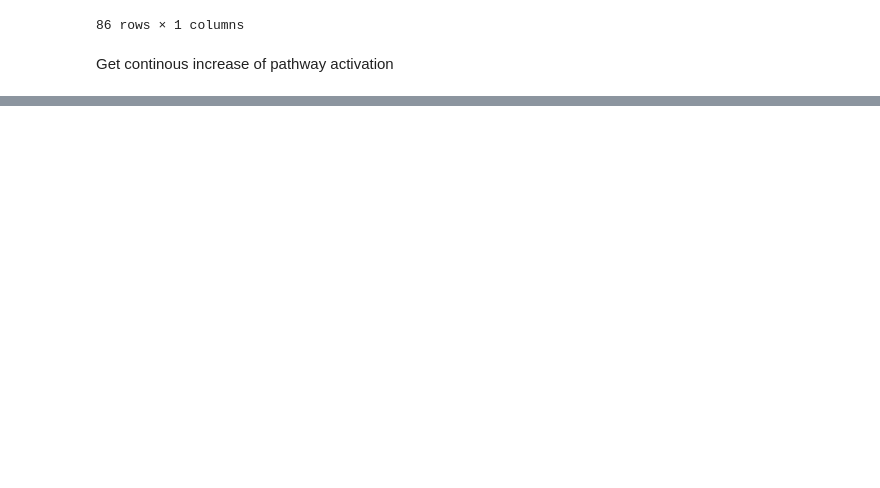
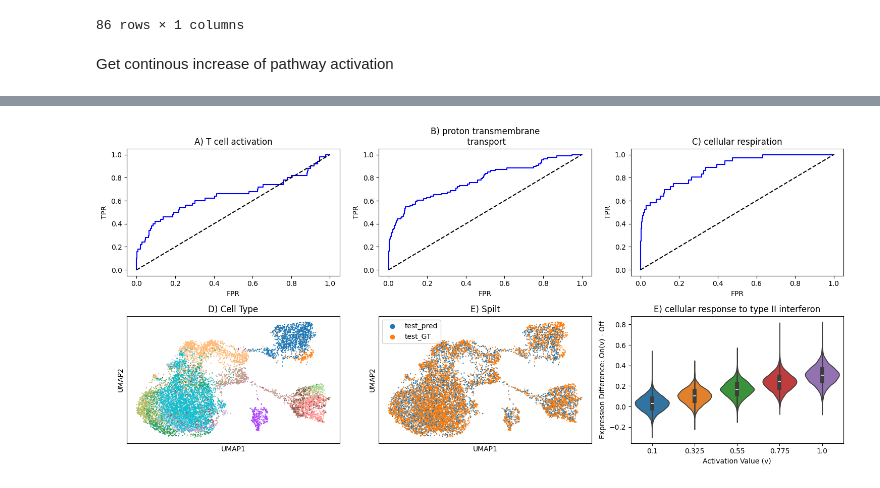
Before and after one commit to almaan/scCBGM, a Jupyter notebook: notebooks/analysis/hbca_immune_continous_state_shift_analysis.ipynb, the cells around one changed output, grey strips where cells are left out. Drawn from its saved outputs; the diff is of its cells as text; code cells hidden in the pictures; blank space fills up the shorter version.

```diff
--- a/notebooks/analysis/hbca_immune_continous_state_shift_analysis.ipynb
+++ b/notebooks/analysis/hbca_immune_continous_state_shift_analysis.ipynb
@@ -431,0 +484,10 @@ fig.tight_layout()
+# %%
+fm_model.train(
+    data=torch.from_numpy(adata_train.obsm['X_pca']).float(),
+    concepts=torch.from_numpy(adata_train.obsm['concepts_soft'].to_numpy()).float(),
+    num_epochs=10000,
+    batch_size=128,
+    lr=3e-4,
+    p_drop=0.1,
+    ot = True
+)
@@ -431,0 +765,66 @@ fig.tight_layout()
+# %%
+display_pathways = ['T cell activation',
+                    'proton transmembrane transport',
+                    'cellular respiration',
+                   ]
+# %%
+import matplotlib.pyplot as plt
+from matplotlib.gridspec import GridSpec
+import string
+
+# Create a figure
+fig = plt.figure(figsize=(20, 7))
+
+gs = GridSpec(2, 4, figure=fig)
+
+letters = string.ascii_uppercase
+
+for k,key in enumerate(display_pathways):
+    if k > 3:
+        break
+    ax1 = fig.add_subplot(gs[0, k])
+
+    ax1.plot(curves[key][0], curves[key][1], color = 'blue')
+    ax1.plot([0,1],[0,1], linestyle = 'dashed', color = 'black',)
+    title = '\n'.join([key[i:i+20] for i in range(0, len(key), 20)])
+    ax1.set_title(letters[k] + ') ' + title)
+    ax1.set_ylabel('TPR')
+    ax1.set_xlabel('FPR')
+
+ax2 = fig.add_subplot(gs[1, 0:1])
+
+k += 1
+sc.pl.umap(sub_adata,
+           color = ['cell_type'],
+           ncols=1,
+           ax = ax2,
+           show = False,
+           legend_loc = 'none',
+          )
+
+ax2.set_title(letters[k] + ') ' + 'Cell Type')
+
+
+ax3 = fig.add_subplot(gs[1, 1:2])
+k += 1
+
+sc.pl.umap(sub_adata,
+           color = ['ident'],
+           ncols=1,
+           ax = ax3,
+           show = False,
+           legend_loc="upper left",
+          )
+
+ax3.set_title(letters[k] + ') ' + 'Spilt')
+
+ax4 = fig.add_subplot(gs[1, 2])
+
+sns.violinplot(pd.DataFrame(deltas), ax = ax4)
+ax4.set_xlabel("Activation Value (v)")
+ax4.set_ylabel("Expression Difference: On(v) - Off")
+ax4.set_title(letters[k] + ') ' + pathway_name)
+
+fig.tight_layout()
+# %% [output]
+[figure, added]
```
Also changed, not shown: parts of 32 cells of this notebook, 5 other files.
